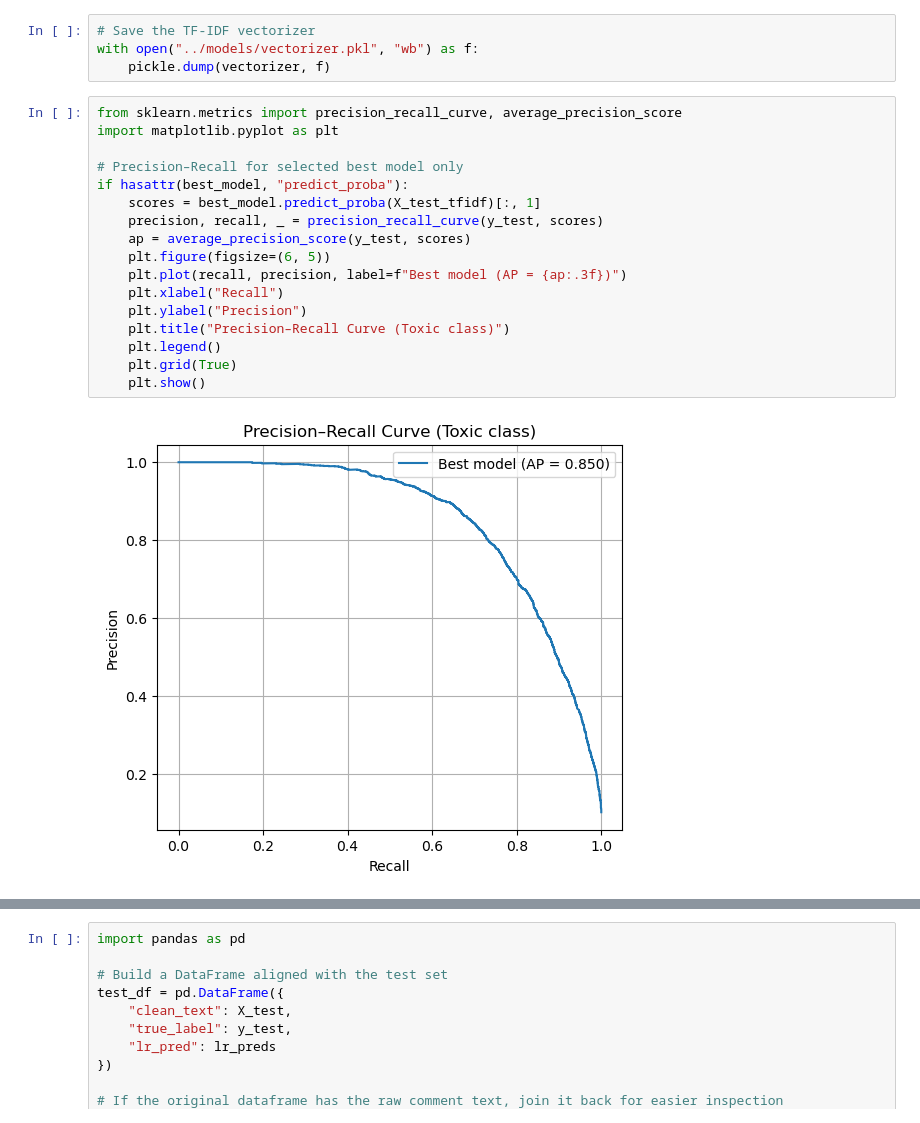
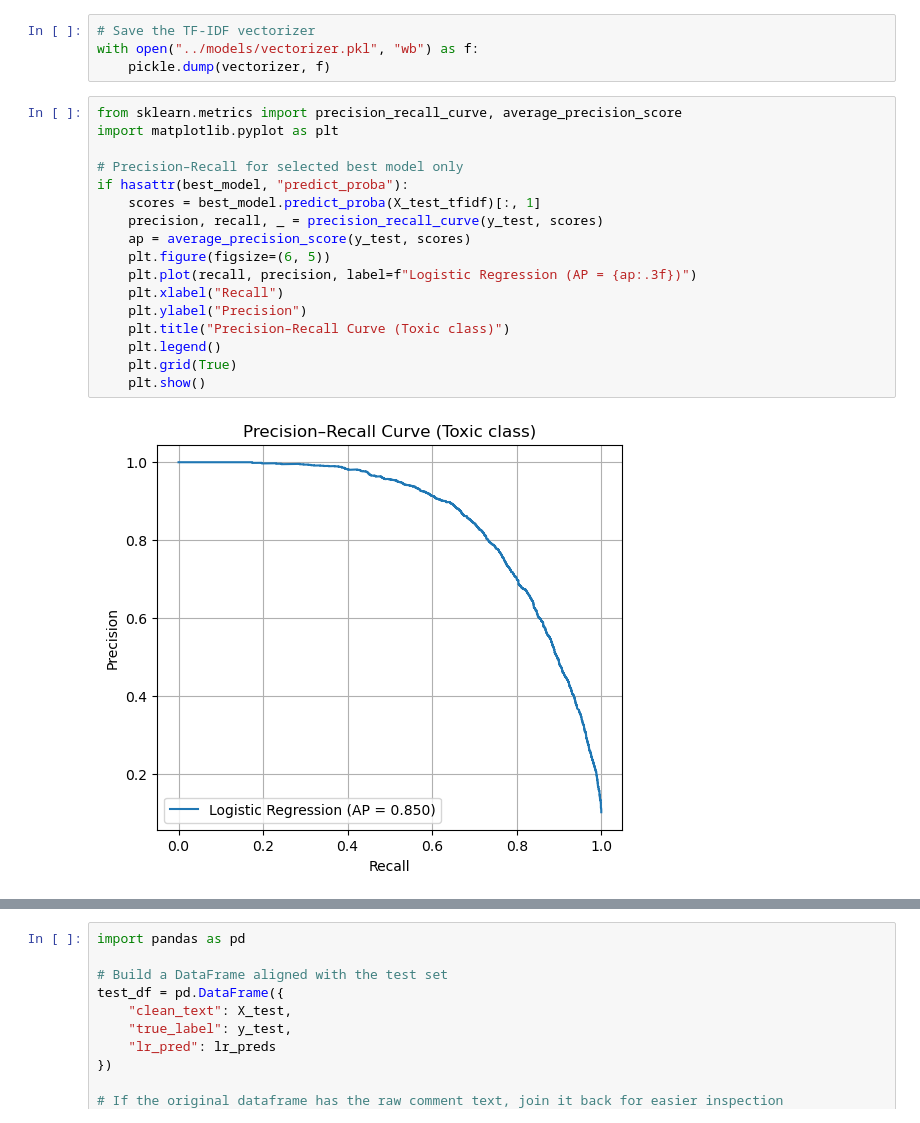
Before and after one commit to jasrulete/toxic-comment-detector, a Jupyter notebook: notebooks/toxic_comment_training.ipynb, the cells around one changed output, grey strips where cells are left out. Cells and saved outputs as stored; diff of their text form.

```diff
--- a/notebooks/toxic_comment_training.ipynb
+++ b/notebooks/toxic_comment_training.ipynb
@@ -330,21 +374,21 @@ with open("../models/vectorizer.pkl", "wb") as f:
 # %%
 from sklearn.metrics import precision_recall_curve, average_precision_score
 import matplotlib.pyplot as plt
 
 # Precision–Recall for selected best model only
 if hasattr(best_model, "predict_proba"):
     scores = best_model.predict_proba(X_test_tfidf)[:, 1]
     precision, recall, _ = precision_recall_curve(y_test, scores)
     ap = average_precision_score(y_test, scores)
     plt.figure(figsize=(6, 5))
-    plt.plot(recall, precision, label=f"Best model (AP = {ap:.3f})")
+    plt.plot(recall, precision, label=f"Logistic Regression (AP = {ap:.3f})")
     plt.xlabel("Recall")
     plt.ylabel("Precision")
     plt.title("Precision–Recall Curve (Toxic class)")
     plt.legend()
     plt.grid(True)
     plt.show()
 # %% [output]
-[figure, old version]
+[figure, new version]
 # %%
 from sklearn.metrics import confusion_matrix, ConfusionMatrixDisplay
```
Also changed, not shown: parts of 4 cells of this notebook.
